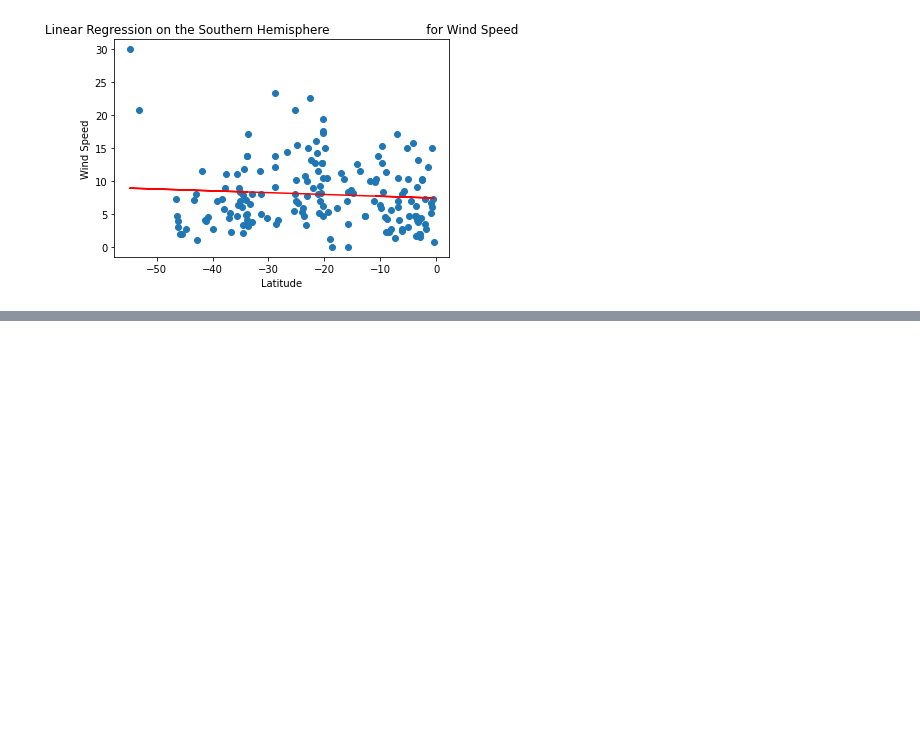
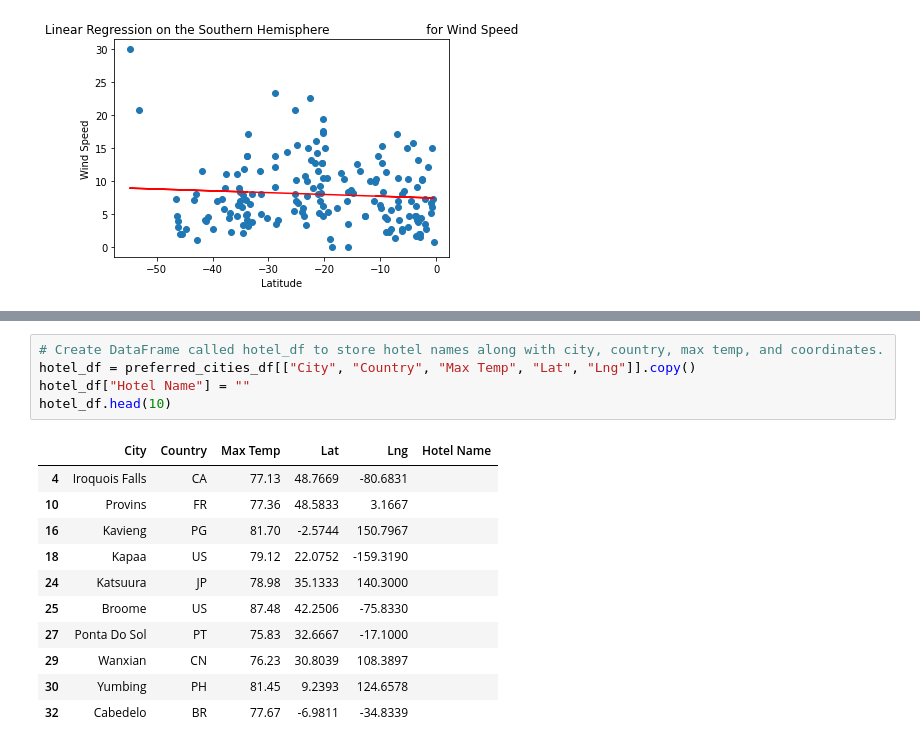
Before and after one commit to skyesteptoe/APIs, a Jupyter notebook: WeatherPy.ipynb, the cells around one changed output, grey strips where cells are left out. Saved outputs shown, nothing was run; the diff lists cells and outputs as text; blank space fills up the shorter version.

```diff
--- a/WeatherPy.ipynb
+++ b/WeatherPy.ipynb
@@ -398,0 +528,17 @@ plot_linear_regression(x_values, y_values,
+# %%
+# Create DataFrame called hotel_df to store hotel names along with city, country, max temp, and coordinates.
+hotel_df = preferred_cities_df[["City", "Country", "Max Temp", "Lat", "Lng"]].copy()
+hotel_df["Hotel Name"] = ""
+hotel_df.head(10)
+# %% [output]
+|  | City | Country | Max Temp | Lat | Lng | Hotel Name |
+| 4 | Iroquois Falls | CA | 77.13 | 48.7669 | -80.6831 |  |
+| 10 | Provins | FR | 77.36 | 48.5833 | 3.1667 |  |
+| 16 | Kavieng | PG | 81.70 | -2.5744 | 150.7967 |  |
+| 18 | Kapaa | US | 79.12 | 22.0752 | -159.3190 |  |
+| 24 | Katsuura | JP | 78.98 | 35.1333 | 140.3000 |  |
+| 25 | Broome | US | 87.48 | 42.2506 | -75.8330 |  |
+| 27 | Ponta Do Sol | PT | 75.83 | 32.6667 | -17.1000 |  |
+| 29 | Wanxian | CN | 76.23 | 30.8039 | 108.3897 |  |
+| 30 | Yumbing | PH | 81.45 | 9.2393 | 124.6578 |  |
+| 32 | Cabedelo | BR | 77.67 | -6.9811 | -34.8339 |  |
```
Also changed, not shown: parts of 22 cells of this notebook.
